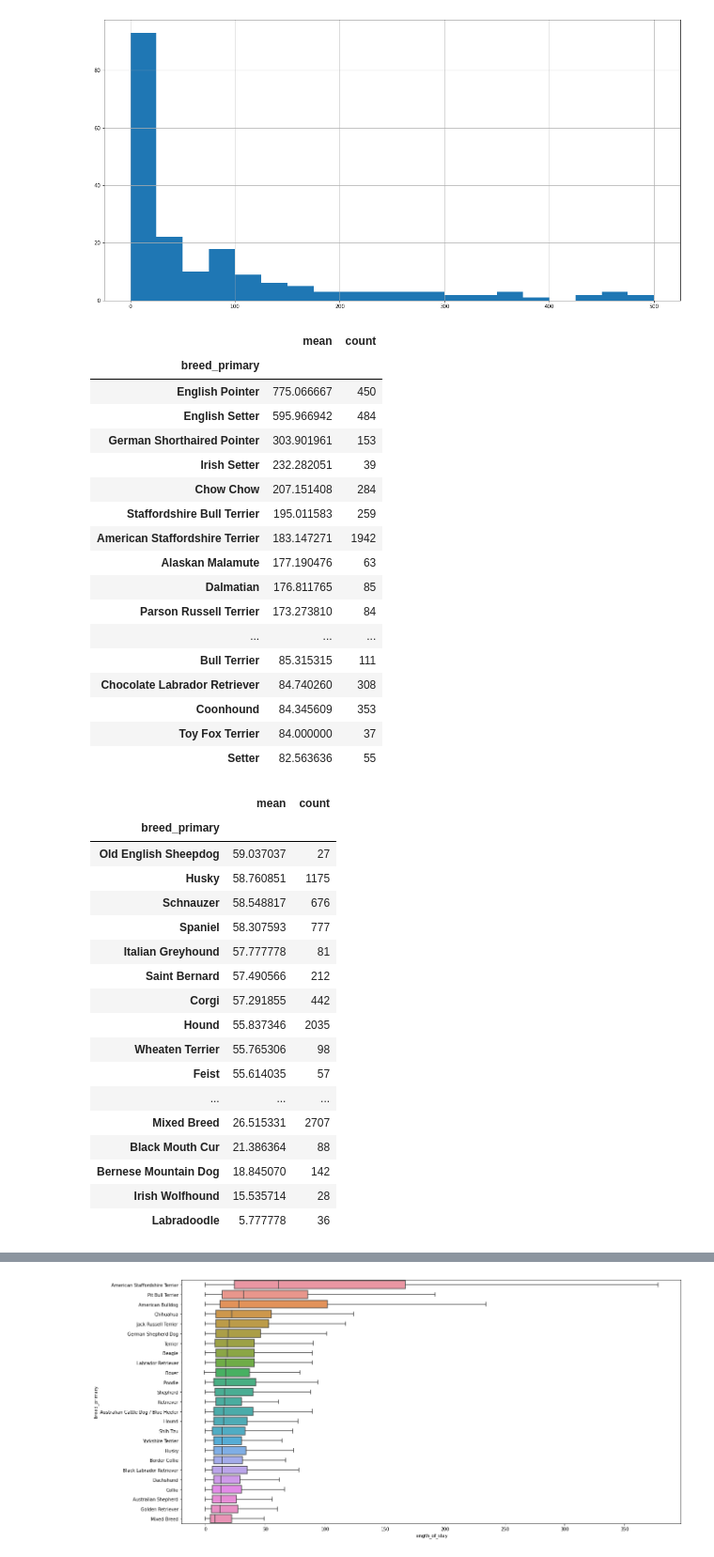
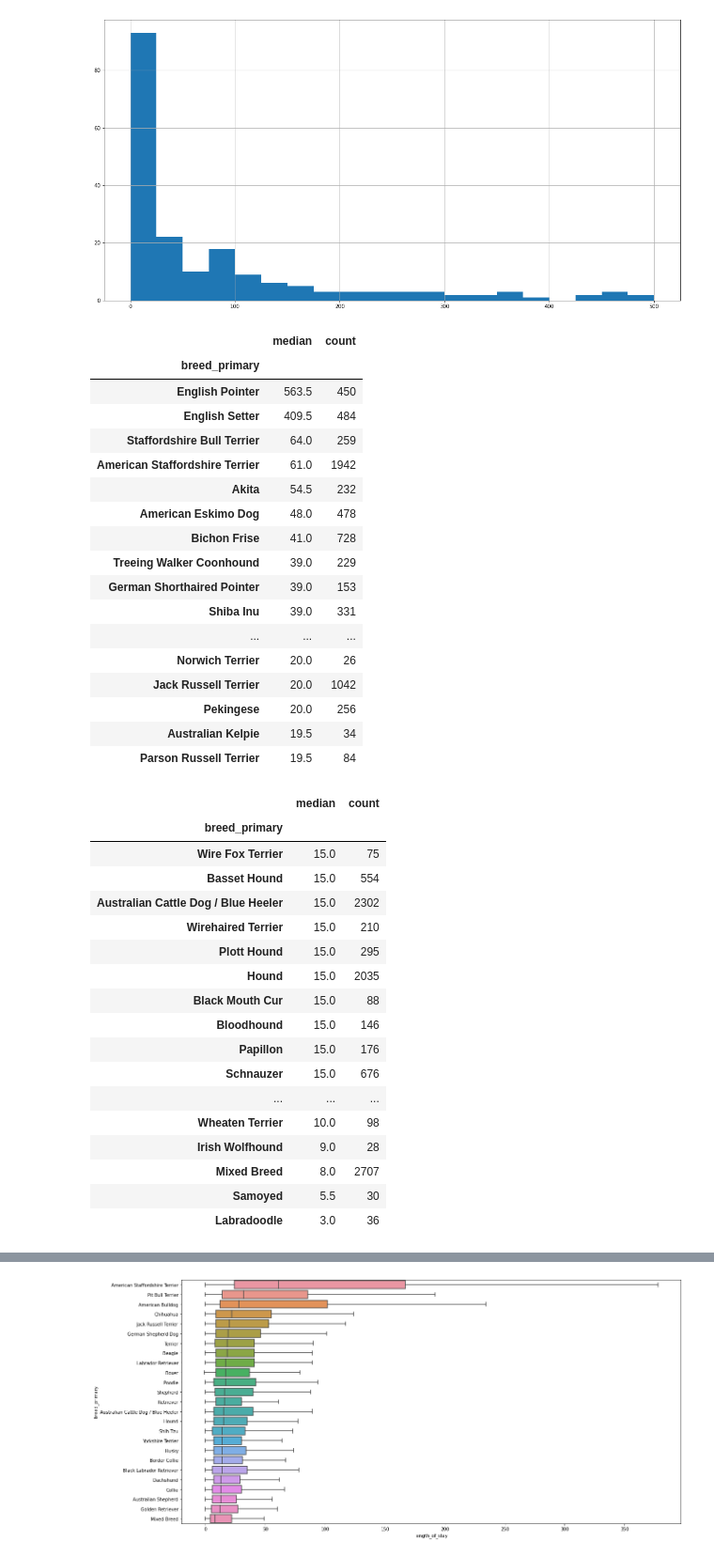
Before and after one commit to code-312/Code-for-Chicago-Data-Workgroup, a Jupyter notebook: projects/rescuechi/petfinder/petfinder_eda.ipynb, the cells around one changed output, grey strips where cells are left out. Shown: that part at 94% size. Drawn from its saved outputs; the diff is of its cells as text; code cells hidden in the pictures.

```diff
--- a/projects/rescuechi/petfinder/petfinder_eda.ipynb
+++ b/projects/rescuechi/petfinder/petfinder_eda.ipynb
@@ -119,7 +119,7 @@ Puli                        1
 Irish Water Spaniel         1
 Name: breed_primary, Length: 233, dtype: int64
 # %%
-df_agg = df.groupby("breed_primary")["length_of_stay"].agg(["mean", "count"])
+df_agg = df.groupby("breed_primary")["length_of_stay"].agg(["median", "count"])
 # %%
 df_agg
 # %% [output]
@@ -145,48 +145,48 @@ df_agg["count"].hist(range=(0,500), bins=20)
 [figure]
 # %%
 # remove rare breeds
-df_agg.loc[df_agg["count"]>25].sort_values(by="mean", ascending=False).head(50)
+df_agg.loc[df_agg["count"]>25].sort_values(by="median", ascending=False).head(50)
 # %% [output]
-|  | mean | count |
+|  | median | count |
 | breed_primary |  |  |
-| English Pointer | 775.066667 | 450 |
-| English Setter | 595.966942 | 484 |
-| German Shorthaired Pointer | 303.901961 | 153 |
-| Irish Setter | 232.282051 | 39 |
-| Chow Chow | 207.151408 | 284 |
-| Staffordshire Bull Terrier | 195.011583 | 259 |
-| American Staffordshire Terrier | 183.147271 | 1942 |
-| Alaskan Malamute | 177.190476 | 63 |
-| Dalmatian | 176.811765 | 85 |
-| Parson Russell Terrier | 173.273810 | 84 |
+| English Pointer | 563.5 | 450 |
+| English Setter | 409.5 | 484 |
+| Staffordshire Bull Terrier | 64.0 | 259 |
+| American Staffordshire Terrier | 61.0 | 1942 |
+| Akita | 54.5 | 232 |
+| American Eskimo Dog | 48.0 | 478 |
+| Bichon Frise | 41.0 | 728 |
+| Treeing Walker Coonhound | 39.0 | 229 |
+| German Shorthaired Pointer | 39.0 | 153 |
+| Shiba Inu | 39.0 | 331 |
 | ... | ... | ... |
-| Bull Terrier | 85.315315 | 111 |
-| Chocolate Labrador Retriever | 84.740260 | 308 |
-| Coonhound | 84.345609 | 353 |
-| Toy Fox Terrier | 84.000000 | 37 |
-| Setter | 82.563636 | 55 |
+| Norwich Terrier | 20.0 | 26 |
+| Jack Russell Terrier | 20.0 | 1042 |
+| Pekingese | 20.0 | 256 |
+| Australian Kelpie | 19.5 | 34 |
+| Parson Russell Terrier | 19.5 | 84 |
 # %%
 # remove rare breeds
-df_agg.loc[df_agg["count"]>25].sort_values(by="mean", ascending=False).tail(50)
+df_agg.loc[df_agg["count"]>25].sort_values(by="median", ascending=False).tail(50)
 # %% [output]
-|  | mean | count |
+|  | median | count |
 | breed_primary |  |  |
-| Old English Sheepdog | 59.037037 | 27 |
-| Husky | 58.760851 | 1175 |
-| Schnauzer | 58.548817 | 676 |
-| Spaniel | 58.307593 | 777 |
-| Italian Greyhound | 57.777778 | 81 |
-| Saint Bernard | 57.490566 | 212 |
-| Corgi | 57.291855 | 442 |
-| Hound | 55.837346 | 2035 |
-| Wheaten Terrier | 55.765306 | 98 |
-| Feist | 55.614035 | 57 |
+| Wire Fox Terrier | 15.0 | 75 |
+| Basset Hound | 15.0 | 554 |
+| Australian Cattle Dog / Blue Heeler | 15.0 | 2302 |
+| Wirehaired Terrier | 15.0 | 210 |
+| Plott Hound | 15.0 | 295 |
+| Hound | 15.0 | 2035 |
+| Black Mouth Cur | 15.0 | 88 |
+| Bloodhound | 15.0 | 146 |
+| Papillon | 15.0 | 176 |
+| Schnauzer | 15.0 | 676 |
 | ... | ... | ... |
-| Mixed Breed | 26.515331 | 2707 |
-| Black Mouth Cur | 21.386364 | 88 |
-| Bernese Mountain Dog | 18.845070 | 142 |
-| Irish Wolfhound | 15.535714 | 28 |
-| Labradoodle | 5.777778 | 36 |
+| Wheaten Terrier | 10.0 | 98 |
+| Irish Wolfhound | 9.0 | 28 |
+| Mixed Breed | 8.0 | 2707 |
+| Samoyed | 5.5 | 30 |
+| Labradoodle | 3.0 | 36 |
 # %%
 df_agg.columns
 # %% [output]
```
Also changed, not shown: parts of 4 cells of this notebook.
